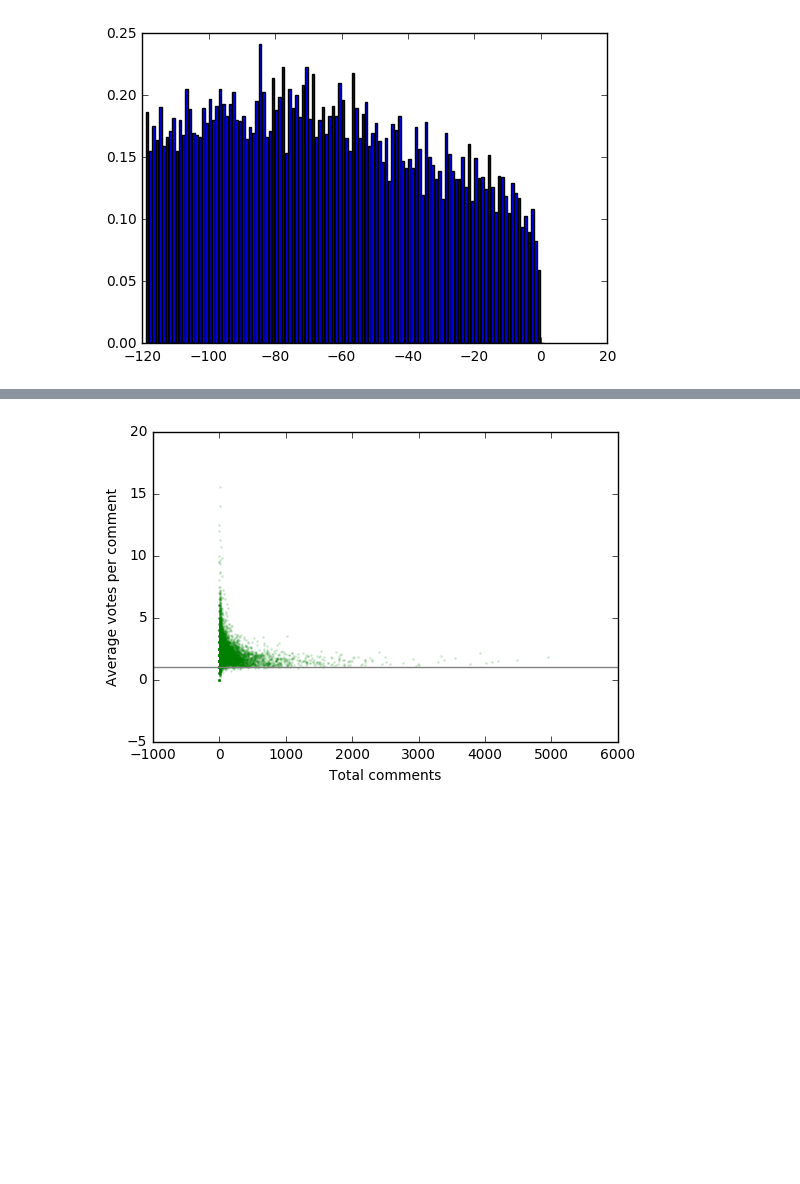
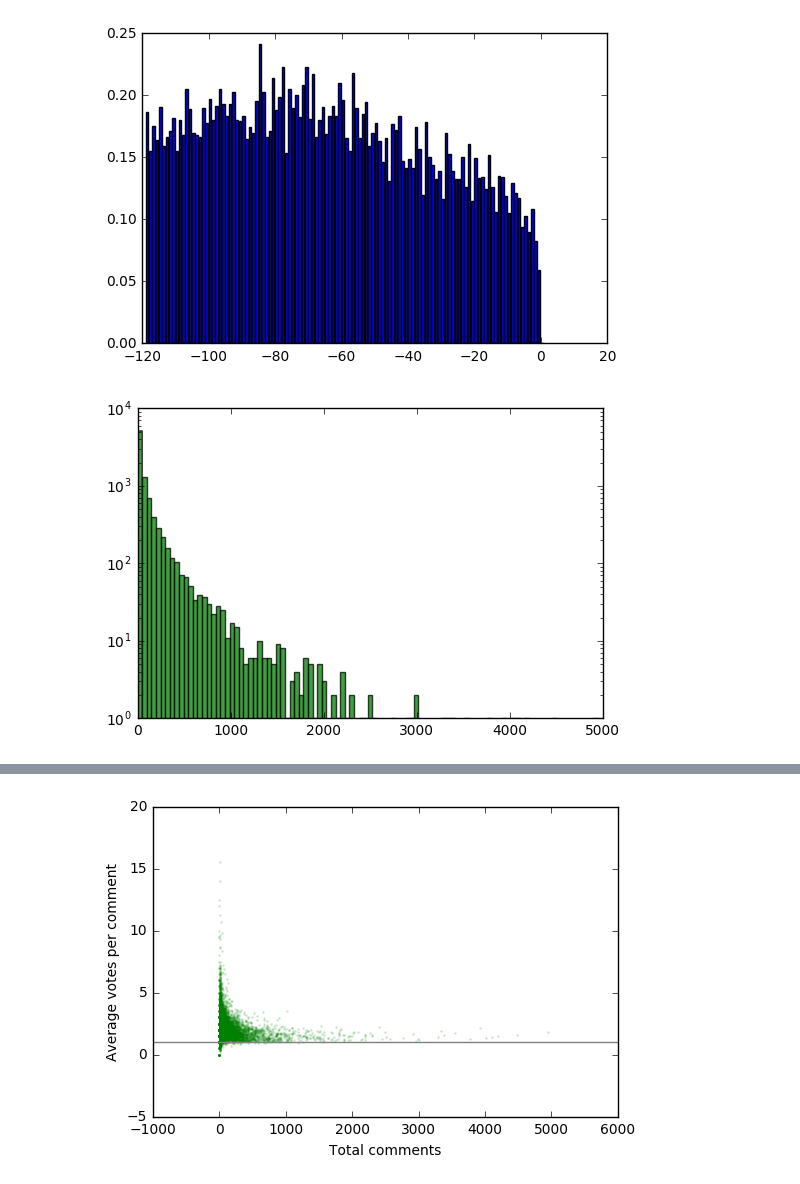
Before and after one commit to kyleiwaniec/w266_Project, a Jupyter notebook: models/PreprocessData.ipynb, the cells around one changed output, grey strips where cells are left out. Cells and saved outputs as stored; diff of their text form; code cells hidden in the pictures; blank space fills up the shorter version.

```diff
--- a/models/PreprocessData.ipynb
+++ b/models/PreprocessData.ipynb
@@ -54,6 +54,18 @@ def calc_comment_counts(comments):
     return comments.merge(counts)
 
 comments = calc_comment_counts(comments)
+
+def rel_rank(df):
+    df['relRank'] = (np.arange(len(df)) + 1).astype(float) / len(df)
+    return df
+
+comments = (comments
+    .sort(["sumVotesIncremented", "daysAgo"], ascending=False)
+    .groupby("video", as_index=False)
+    .apply(rel_rank))
+
+comments["topRank"] = comments["relRank"] < 0.2
+comments["bottomRank"] = comments["relRank"] > 0.8
 # %%
 def has_votes_by_date():
     dataframe = pd.DataFrame({
@@ -67,3 +79,12 @@ def has_votes_by_date():
 has_votes_by_date()
 # %% [output]
 [figure]
+# %%
+def video_comment_count():
+    counts = comments.groupby("video", as_index=False).count()
+    plt.hist(counts["id"], 100, facecolor='green', log=True, alpha=0.75)
+    plt.show()
+
+video_comment_count()
+# %% [output]
+[figure, added]
```
Also changed, not shown: parts of 6 cells of this notebook, 6 other files.
